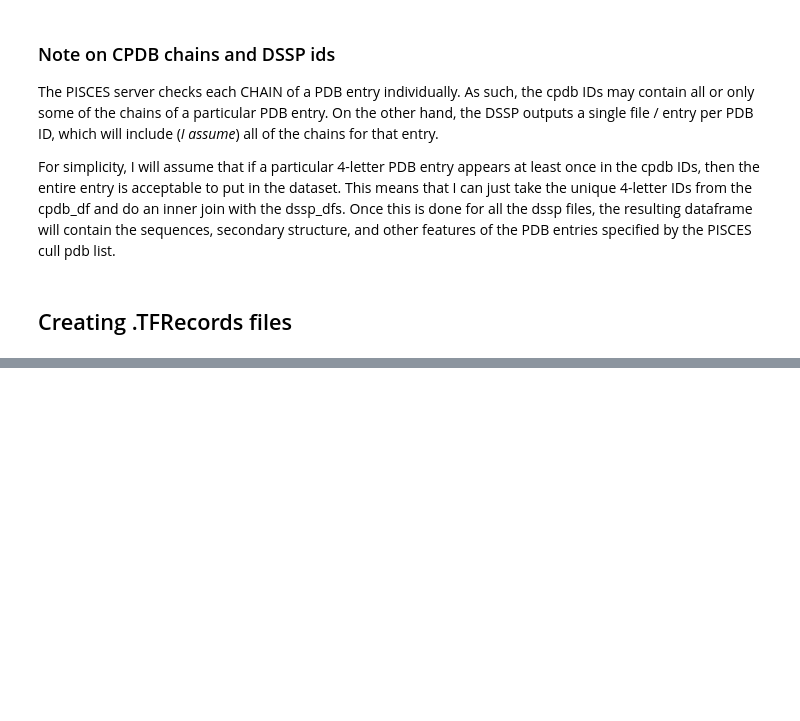
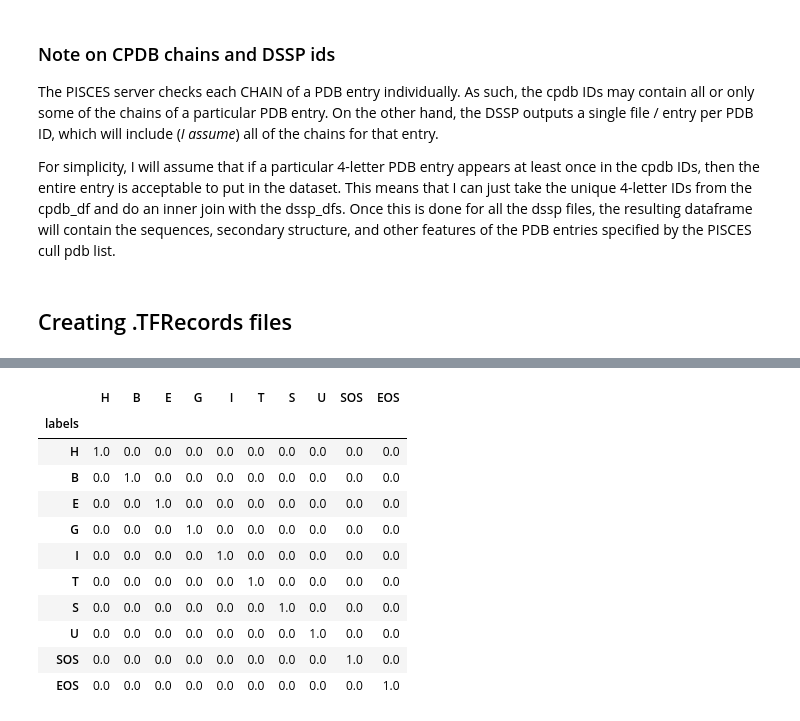
Before and after one commit to dillondaudert/proteindatasets, a Jupyter notebook: Overview.ipynb, the cells around one changed output, grey strips where cells are left out. Drawn from its saved outputs; the diff is of its cells as text; code cells hidden in the pictures; blank space fills up the shorter version.

```diff
--- a/Overview.ipynb
+++ b/Overview.ipynb
@@ -90,0 +119,16 @@ all_merged[["dssp_id", "seq", "ss"]].to_csv(datadir+"/cpdb_dssp_%d.csv" % len(al
+# %%
+ss_feats = pd.read_csv("./cpdb2_ss_features.csv", index_col=0)
+ss_feats
+# %% [output]
+|  | H | B | E | G | I | T | S | U | SOS | EOS |
+| labels |  |  |  |  |  |  |  |  |  |  |
+| H | 1.0 | 0.0 | 0.0 | 0.0 | 0.0 | 0.0 | 0.0 | 0.0 | 0.0 | 0.0 |
+| B | 0.0 | 1.0 | 0.0 | 0.0 | 0.0 | 0.0 | 0.0 | 0.0 | 0.0 | 0.0 |
+| E | 0.0 | 0.0 | 1.0 | 0.0 | 0.0 | 0.0 | 0.0 | 0.0 | 0.0 | 0.0 |
+| G | 0.0 | 0.0 | 0.0 | 1.0 | 0.0 | 0.0 | 0.0 | 0.0 | 0.0 | 0.0 |
+| I | 0.0 | 0.0 | 0.0 | 0.0 | 1.0 | 0.0 | 0.0 | 0.0 | 0.0 | 0.0 |
+| T | 0.0 | 0.0 | 0.0 | 0.0 | 0.0 | 1.0 | 0.0 | 0.0 | 0.0 | 0.0 |
+| S | 0.0 | 0.0 | 0.0 | 0.0 | 0.0 | 0.0 | 1.0 | 0.0 | 0.0 | 0.0 |
+| U | 0.0 | 0.0 | 0.0 | 0.0 | 0.0 | 0.0 | 0.0 | 1.0 | 0.0 | 0.0 |
+| SOS | 0.0 | 0.0 | 0.0 | 0.0 | 0.0 | 0.0 | 0.0 | 0.0 | 1.0 | 0.0 |
+| EOS | 0.0 | 0.0 | 0.0 | 0.0 | 0.0 | 0.0 | 0.0 | 0.0 | 0.0 | 1.0 |
```
Also changed, not shown: parts of 6 cells of this notebook.
